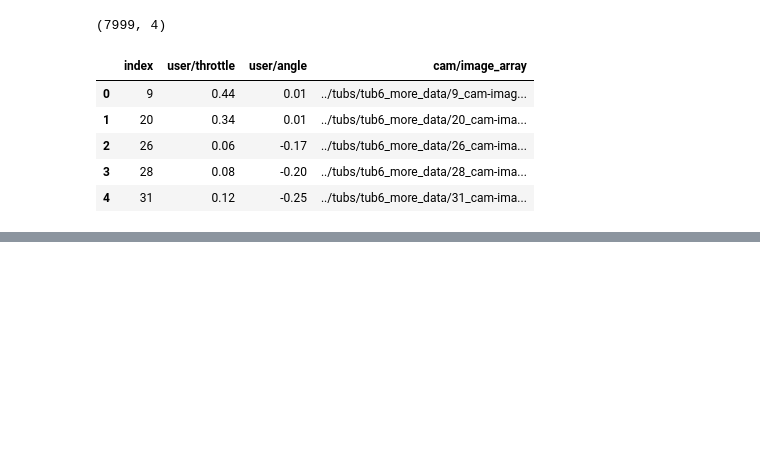
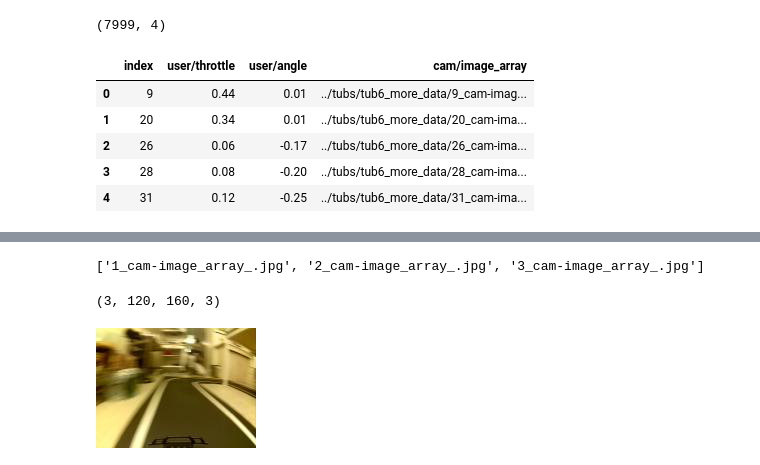
Before and after one commit to Muosvr/mycar, a Jupyter notebook: Performance_test.ipynb, the cells around one changed output, grey strips where cells are left out. Cells and saved outputs as stored; diff of their text form; code cells hidden in the pictures; blank space fills up the shorter version.

```diff
--- a/Performance_test.ipynb
+++ b/Performance_test.ipynb
@@ -107,13 +91,55 @@ Non-trainable params: 0
 __________________________________________________________________________________________________
+# %%
+def get_prev_img_names(img_name, quantity, skipFrame = 1):
+    img_names = []
+    last_name = img_name
+    for i in range(0, quantity):
+        path = img_name.split("/")
+        index = int(path[-1][:-21])-i*skipFrame
+        if index < 0:
+            name = last_name
+        else:
+            path[-1] = str(index) + "_cam-image_array_.jpg"
+            name = "/".join(path)
+
+        img_names.append(name)
+        last_name = name
+    img_names.reverse()
+    return img_names
+# %%
+get_prev_img_names("3_cam-image_array_.jpg", 3)
+# %% [output]
+['1_cam-image_array_.jpg', '2_cam-image_array_.jpg', '3_cam-image_array_.jpg']
 # %%
-def read_record(record_dict, path = PATH):
+def read_record(record_dict, path = PATH, stacked = True):
     data = {}
     for key, val in record_dict.items():
         if key == 'cam/image_array':
-            img = Image.open(f'{val}')
-            val = np.array(img)
+            if stacked == True:
+                img_names = get_prev_img_names(val, 3)
+                val_array = []
+                for name in img_names:
+                    img_array = np.array(Image.open(name))
+
+                    val_array.append(img_array)
+                val = np.array(val_array)
+            else:
+                img = Image.open(val)
+                val = np.array(img)
         data[key] = val
     return data
+# %%
+record_dict = df_test.sample(n=1).to_dict(orient='record')[0]
+record = read_record(record_dict)
+img_arrays = record['cam/image_array']
+# %%
+img_arrays.shape
+# %% [output]
+(3, 120, 160, 3)
+# %%
+Image.fromarray(img_arrays[0])
+# %% [output]
+[figure, added]
 # %%
 def get_record_gen(record_transform=None, shuffle=True, df=None):
     while True:
```
Also changed, not shown: parts of 9 cells of this notebook, 20 other files.
